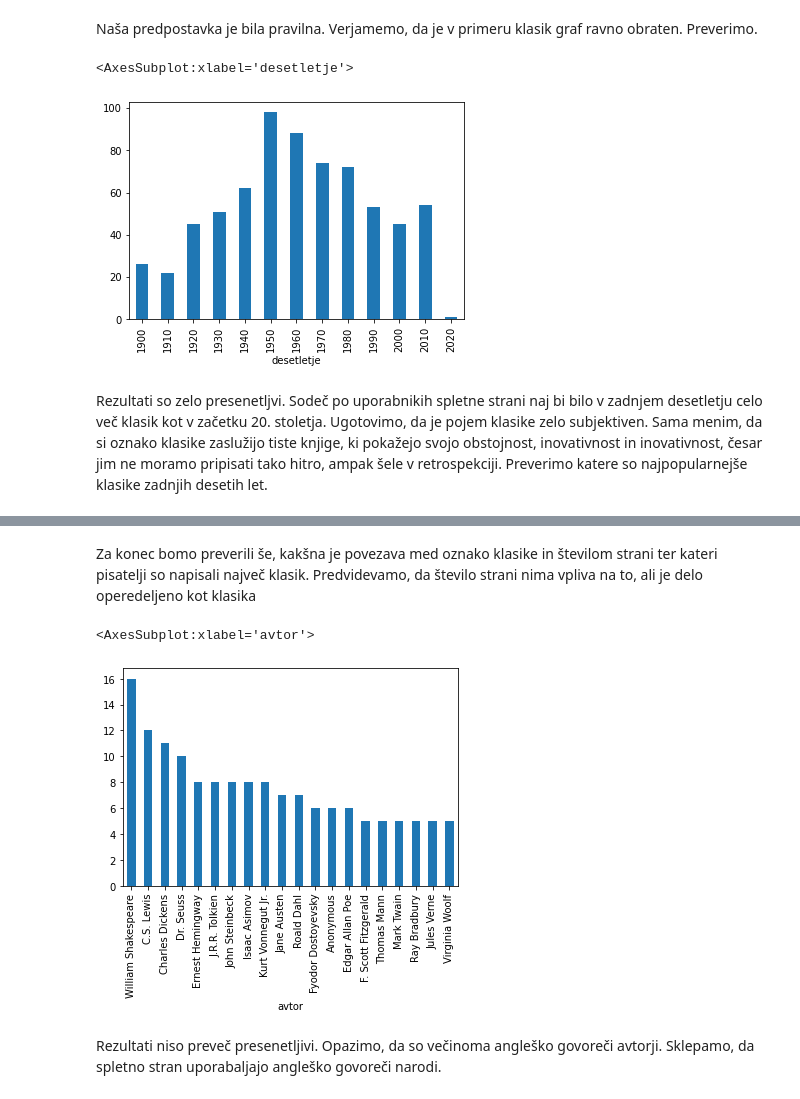
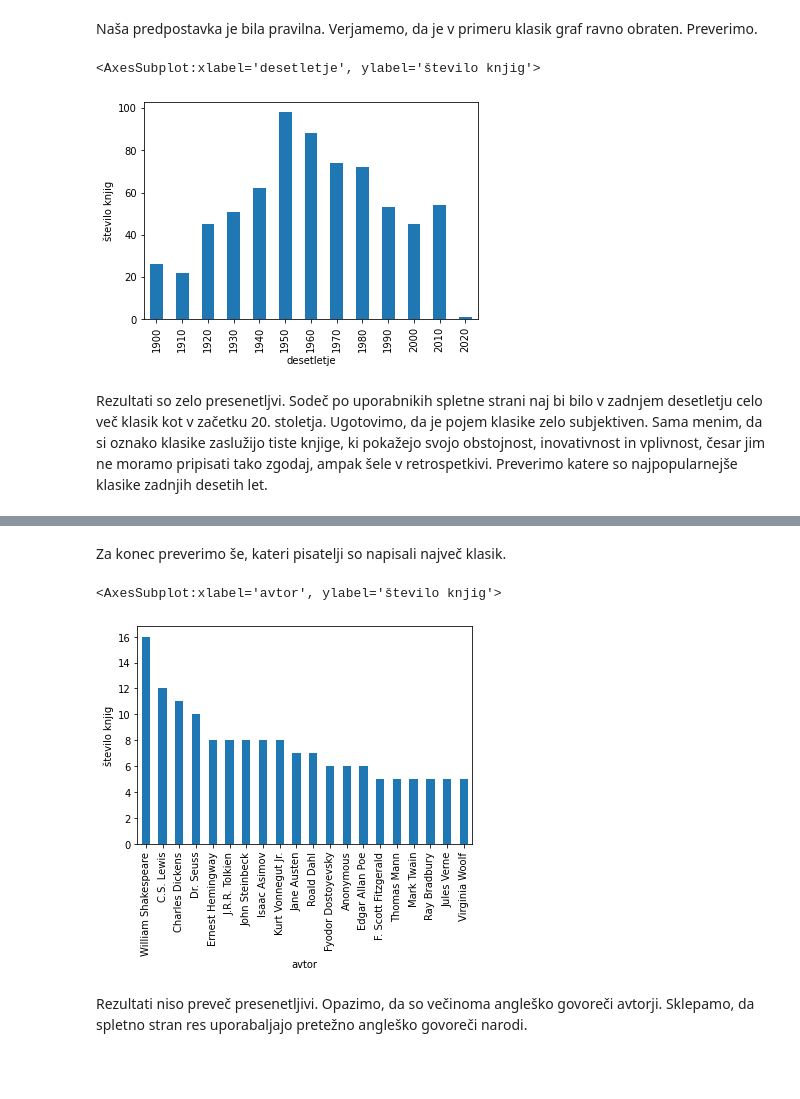
Before and after one commit to tajapezdir/analiza-podatkov, a Jupyter notebook: analiza.ipynb, the cells around one changed output, grey strips where cells are left out. Drawn from its saved outputs; the diff is of its cells as text; code cells hidden in the pictures; blank space fills up the shorter version.

```diff
--- a/analiza.ipynb
+++ b/analiza.ipynb
@@ -234,12 +277,13 @@ Naša predpostavka je bila pravilna. Verjamemo, da je v primeru klasik graf ravn
 klasike = knjige_z_zanri[(knjige_z_zanri.zanr == 'classics')]
 klasike[(knjige_z_zanri.desetletje >= 1900)].groupby(
     'desetletje').size(
-).plot.bar()
+).plot.bar(
+x='desetletje', y='število knjig', xlabel='desetletje',ylabel='število knjig')
 # %% [output]
-<AxesSubplot:xlabel='desetletje'>
+<AxesSubplot:xlabel='desetletje', ylabel='število knjig'>
-[figure, old version]
+[figure, new version]
 # %% [markdown]
-Rezultati so zelo presenetljvi. Sodeč po uporabnikih spletne strani naj bi bilo v zadnjem desetletju celo več klasik kot v začetku 20. stoletja. Ugotovimo, da je pojem klasike zelo subjektiven. Sama menim, da si oznako klasike zaslužijo tiste knjige, ki pokažejo svojo obstojnost, inovativnost in inovativnost, česar jim ne moramo pripisati tako hitro, ampak šele v retrospekciji. Preverimo katere so najpopularnejše klasike zadnjih desetih let.
+Rezultati so zelo presenetljvi. Sodeč po uporabnikih spletne strani naj bi bilo v zadnjem desetletju celo več klasik kot v začetku 20. stoletja. Ugotovimo, da je pojem klasike zelo subjektiven. Sama menim, da si oznako klasike zaslužijo tiste knjige, ki pokažejo svojo obstojnost, inovativnost in vplivnost, česar jim ne moramo pripisati tako zgodaj, ampak šele v retrospetkivi. Preverimo katere so najpopularnejše klasike zadnjih desetih let.
 # %%
 klasike[(klasike.desetletje == 2010)].sort_values('glasovi', ascending=False).head(10)
 # %% [output]
@@ -254,12 +298,13 @@ klasike[(klasike.desetletje == 2010)].sort_values('glasovi', ascending=False).he
 | 8660 | Stephen King | Doctor Sleep | 4.11 | 207031 | 531.0 | 2013 | False | 21 | 2010 | 1621 | classics |
 | 7488 | Vanessa Diffenbaugh | The Language of Flowers | 4.08 | 197978 | 323.0 | 2011 | False | 21 | 2010 | 1439 | classics |
 | 9879 | Patti Smith | Just Kids | 4.15 | 189329 | 304.0 | 2010 | False | 21 | 2010 | 1802 | classics |
-# %% [markdown]
-Za konec bomo preverili še, kakšna je povezava med oznako klasike in številom strani ter kateri pisatelji so napisali največ klasik. Predvidevamo, da število strani nima vpliva na to, ali je delo operedeljeno kot klasika
+# %% [markdown]
+Za konec preverimo še, kateri pisatelji so napisali največ klasik.
 # %%
-klasike.groupby('avtor').size().sort_values(ascending=False).head(20).plot.bar()
+klasike.groupby('avtor').size().sort_values(ascending=False).head(20).plot.bar(
+xlabel='avtor',ylabel='število knjig')
 # %% [output]
-<AxesSubplot:xlabel='avtor'>
+<AxesSubplot:xlabel='avtor', ylabel='število knjig'>
-[figure, old version]
+[figure, new version]
 # %% [markdown]
-Rezultati niso preveč presenetljivi. Opazimo, da so večinoma angleško govoreči avtorji. Sklepamo, da spletno stran uporabaljajo angleško govoreči narodi.
+Rezultati niso preveč presenetljivi. Opazimo, da so večinoma angleško govoreči avtorji. Sklepamo, da spletno stran res uporabaljajo pretežno angleško govoreči narodi.
```
Also changed, not shown: parts of 17 cells of this notebook, 1 other file.
